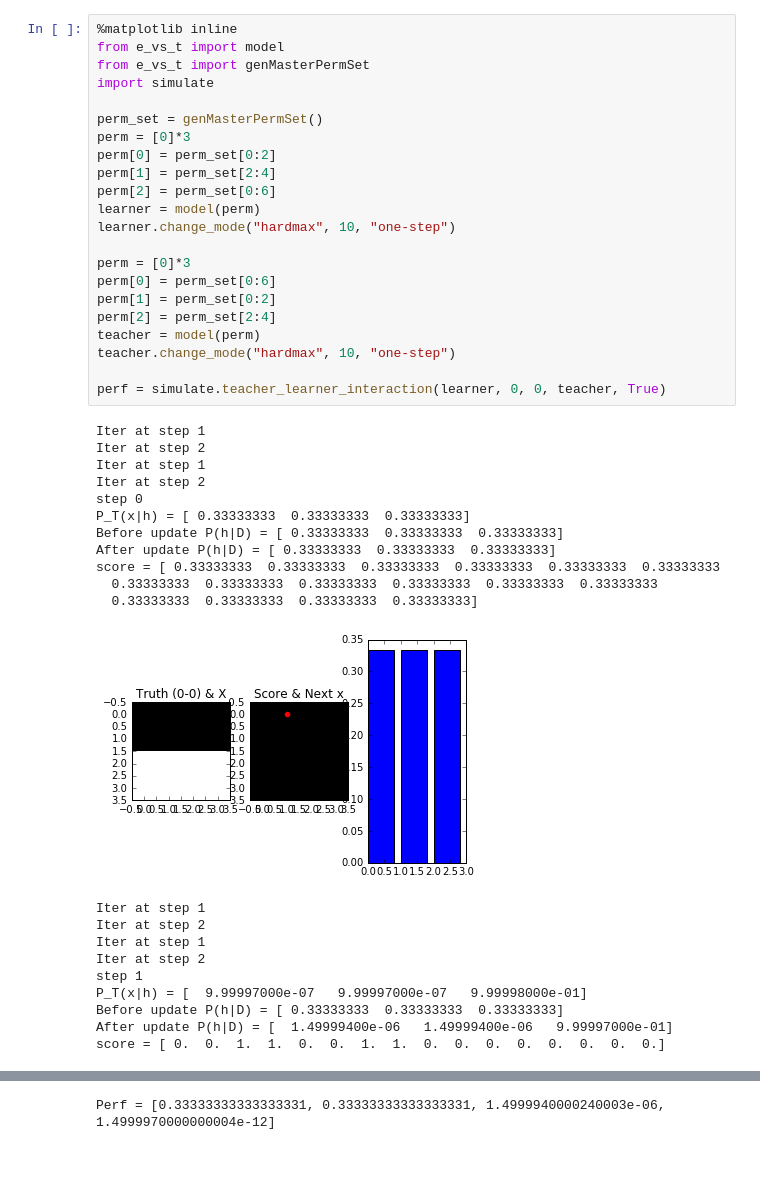
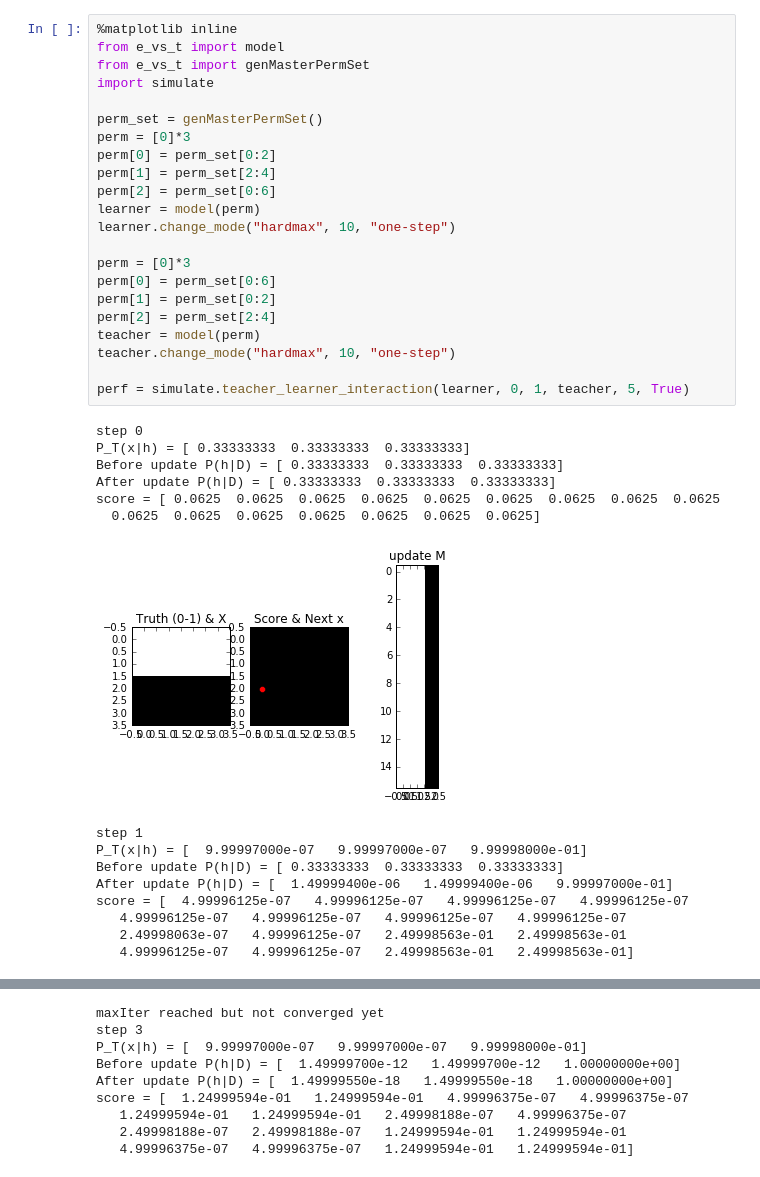
Before and after one commit to codeaudit/Explore-vs-Teach, a Jupyter notebook: exploreVsTeach.ipynb, the cells around one changed output, grey strips where cells are left out. Drawn from its saved outputs; the diff is of its cells as text.

```diff
--- a/exploreVsTeach.ipynb
+++ b/exploreVsTeach.ipynb
@@ -37,44 +148,38 @@ simulate.prior_learning(teacher)
 # %%
 %matplotlib inline
 from e_vs_t import model
 from e_vs_t import genMasterPermSet
 import simulate
 
 perm_set = genMasterPermSet()
 perm = [0]*3
 perm[0] = perm_set[0:2]
 perm[1] = perm_set[2:4]
 perm[2] = perm_set[0:6]
 learner = model(perm)
 learner.change_mode("hardmax", 10, "one-step")
 
 perm = [0]*3
 perm[0] = perm_set[0:6]
 perm[1] = perm_set[0:2]
 perm[2] = perm_set[2:4]
 teacher = model(perm)
 teacher.change_mode("hardmax", 10, "one-step")
 
-perf = simulate.teacher_learner_interaction(learner, 0, 0, teacher, True)
+perf = simulate.teacher_learner_interaction(learner, 0, 1, teacher, 5, True)
 # %% [output]
-Iter at step 1
-Iter at step 2
-Iter at step 1
-Iter at step 2
 step 0
 P_T(x|h) = [ 0.33333333  0.33333333  0.33333333]
 Before update P(h|D) = [ 0.33333333  0.33333333  0.33333333]
 After update P(h|D) = [ 0.33333333  0.33333333  0.33333333]
-score = [ 0.33333333  0.33333333  0.33333333  0.33333333  0.33333333  0.33333333
-  0.33333333  0.33333333  0.33333333  0.33333333  0.33333333  0.33333333
-  0.33333333  0.33333333  0.33333333  0.33333333]
+score = [ 0.0625  0.0625  0.0625  0.0625  0.0625  0.0625  0.0625  0.0625  0.0625
+  0.0625  0.0625  0.0625  0.0625  0.0625  0.0625  0.0625]
-[figure, old version]
+[figure, new version]
-Iter at step 1
-Iter at step 2
-Iter at step 1
-Iter at step 2
 step 1
 P_T(x|h) = [  9.99997000e-07   9.99997000e-07   9.99998000e-01]
 Before update P(h|D) = [ 0.33333333  0.33333333  0.33333333]
 After update P(h|D) = [  1.49999400e-06   1.49999400e-06   9.99997000e-01]
-score = [ 0.  0.  1.  1.  0.  0.  1.  1.  0.  0.  0.  0.  0.  0.  0.  0.]
+score = [  4.99996125e-07   4.99996125e-07   4.99996125e-07   4.99996125e-07
+   4.99996125e-07   4.99996125e-07   4.99996125e-07   4.99996125e-07
+   2.49998063e-07   4.99996125e-07   2.49998563e-01   2.49998563e-01
+   4.99996125e-07   4.99996125e-07   2.49998563e-01   2.49998563e-01]
@@ -95 +197,9 @@ score = [ 0.   0.   0.5  0.5  0.   0.   0.5  0.5  0.5  0.5  0.   0.   0.5  0.5
-Perf = [0.33333333333333331, 0.33333333333333331, 1.4999940000240003e-06, 1.4999970000000004e-12]
+maxIter reached but not converged yet
+step 3
+P_T(x|h) = [  9.99997000e-07   9.99997000e-07   9.99998000e-01]
+Before update P(h|D) = [  1.49999700e-12   1.49999700e-12   1.00000000e+00]
+After update P(h|D) = [  1.49999550e-18   1.49999550e-18   1.00000000e+00]
+score = [  1.24999594e-01   1.24999594e-01   4.99996375e-07   4.99996375e-07
+   1.24999594e-01   1.24999594e-01   2.49998188e-07   4.99996375e-07
+   2.49998188e-07   2.49998188e-07   1.24999594e-01   1.24999594e-01
+   4.99996375e-07   4.99996375e-07   1.24999594e-01   1.24999594e-01]
```
Also changed, not shown: parts of 11 cells of this notebook, 9 other files.
